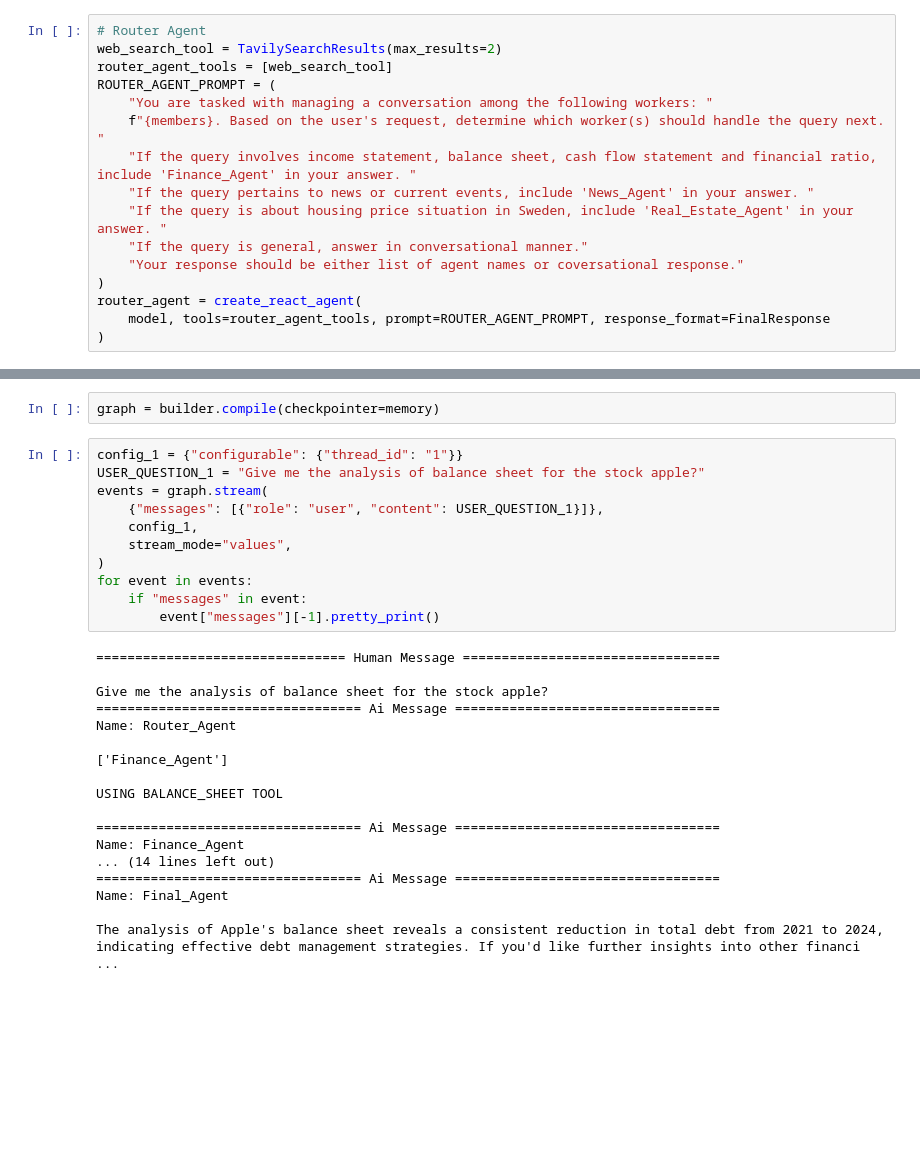
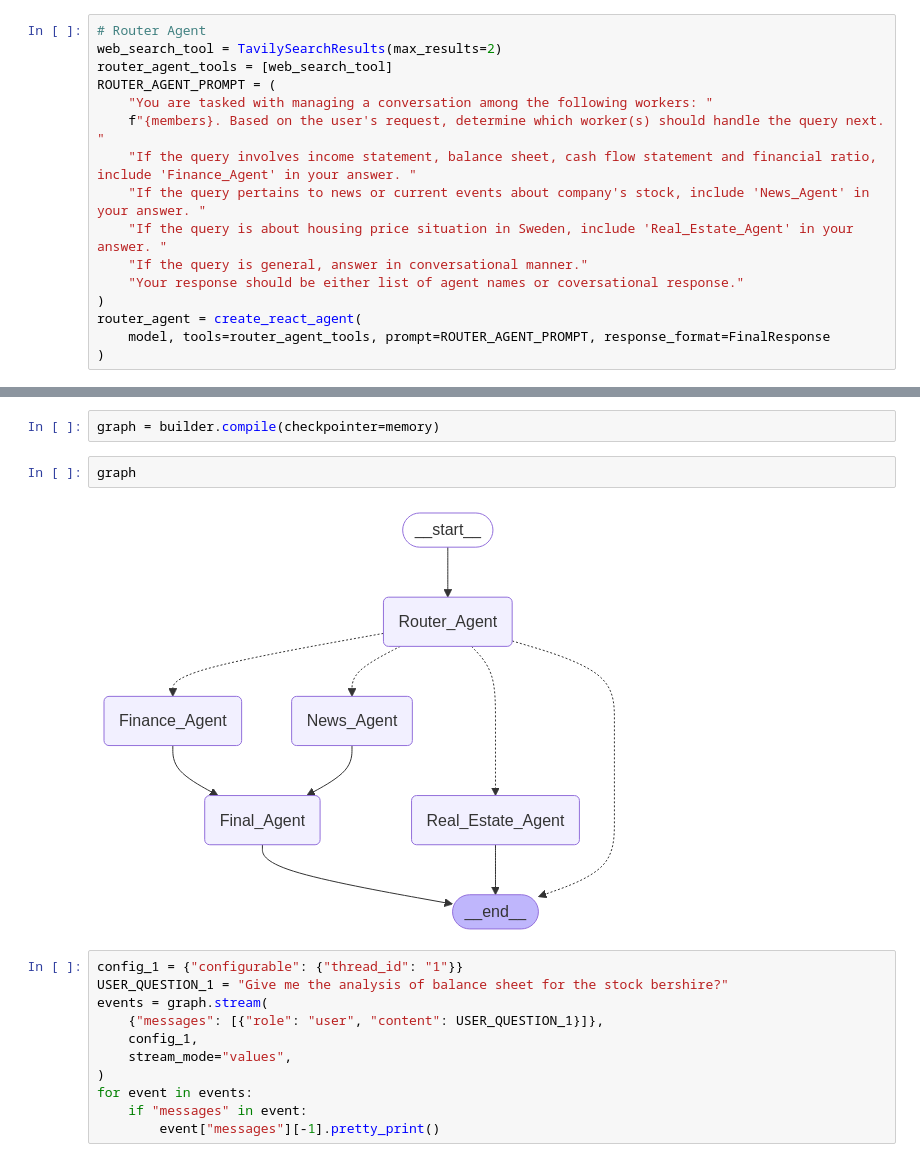
Before and after one commit to Magesh-Babu/Multi_Agents_System_Langgraph, a Jupyter notebook: main.ipynb, the cells around one changed output, grey strips where cells are left out. Drawn from its saved outputs; the diff is of its cells as text; blank space fills up the shorter version.

```diff
--- a/main.ipynb
+++ b/main.ipynb
@@ -69,7 +69,7 @@ ROUTER_AGENT_PROMPT = (
     "You are tasked with managing a conversation among the following workers: "
     f"{members}. Based on the user's request, determine which worker(s) should handle the query next. "
     "If the query involves income statement, balance sheet, cash flow statement and financial ratio, include 'Finance_Agent' in your answer. "
-    "If the query pertains to news or current events, include 'News_Agent' in your answer. "
+    "If the query pertains to news or current events about company's stock, include 'News_Agent' in your answer. "
     "If the query is about housing price situation in Sweden, include 'Real_Estate_Agent' in your answer. "
     "If the query is general, answer in conversational manner."
     "Your response should be either list of agent names or coversational response."
@@ -297,9 +297,13 @@ builder.add_edge("Final_Agent", END)
 <langgraph.graph.state.StateGraph at 0x...>
 # %%
 graph = builder.compile(checkpointer=memory)
+# %%
+graph
+# %% [output]
+[figure, added]
 # %%
 config_1 = {"configurable": {"thread_id": "1"}}
-USER_QUESTION_1 = "Give me the analysis of balance sheet for the stock apple?"
+USER_QUESTION_1 = "Give me the analysis of balance sheet for the stock bershire?"
 events = graph.stream(
     {"messages": [{"role": "user", "content": USER_QUESTION_1}]},
     config_1,
@@ -308,23 +312,5 @@ events = graph.stream(
 for event in events:
     if "messages" in event:
         event["messages"][-1].pretty_print()
-# %% [output]
-================================ Human Message =================================
-
-Give me the analysis of balance sheet for the stock apple?
-================================== Ai Message ==================================
-Name: Router_Agent
-
-['Finance_Agent']
-
-USING BALANCE_SHEET TOOL
-
-================================== Ai Message ==================================
-Name: Finance_Agent
-... (14 lines left out)
-================================== Ai Message ==================================
-Name: Final_Agent
-
-The analysis of Apple's balance sheet reveals a consistent reduction in total debt from 2021 to 2024, indicating effective debt management strategies. If you'd like further insights into other financi ...
 # %%
 config_2 = {"configurable": {"thread_id": "2"}}
```
Also changed, not shown: parts of 2 cells of this notebook, 1 other file.
